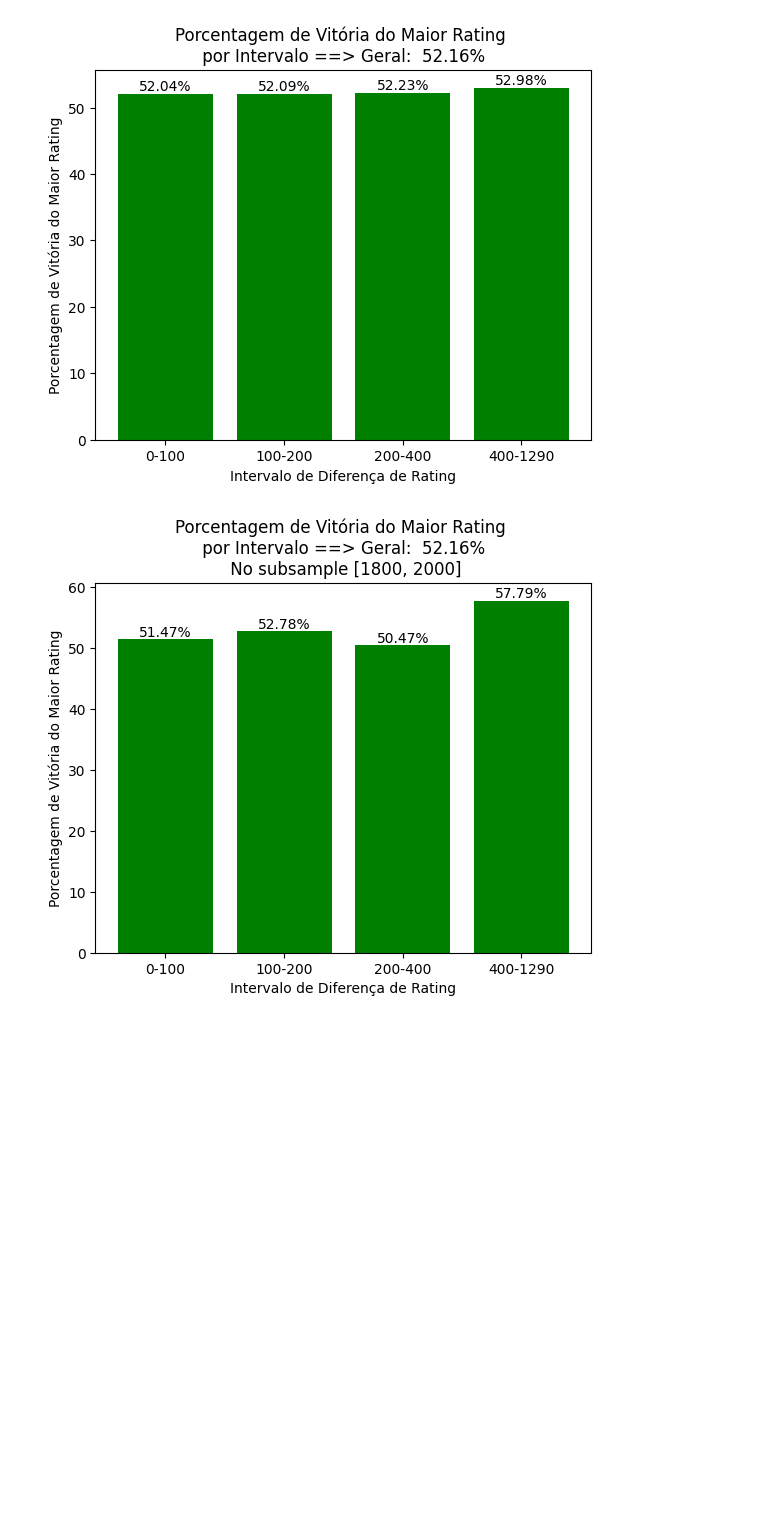
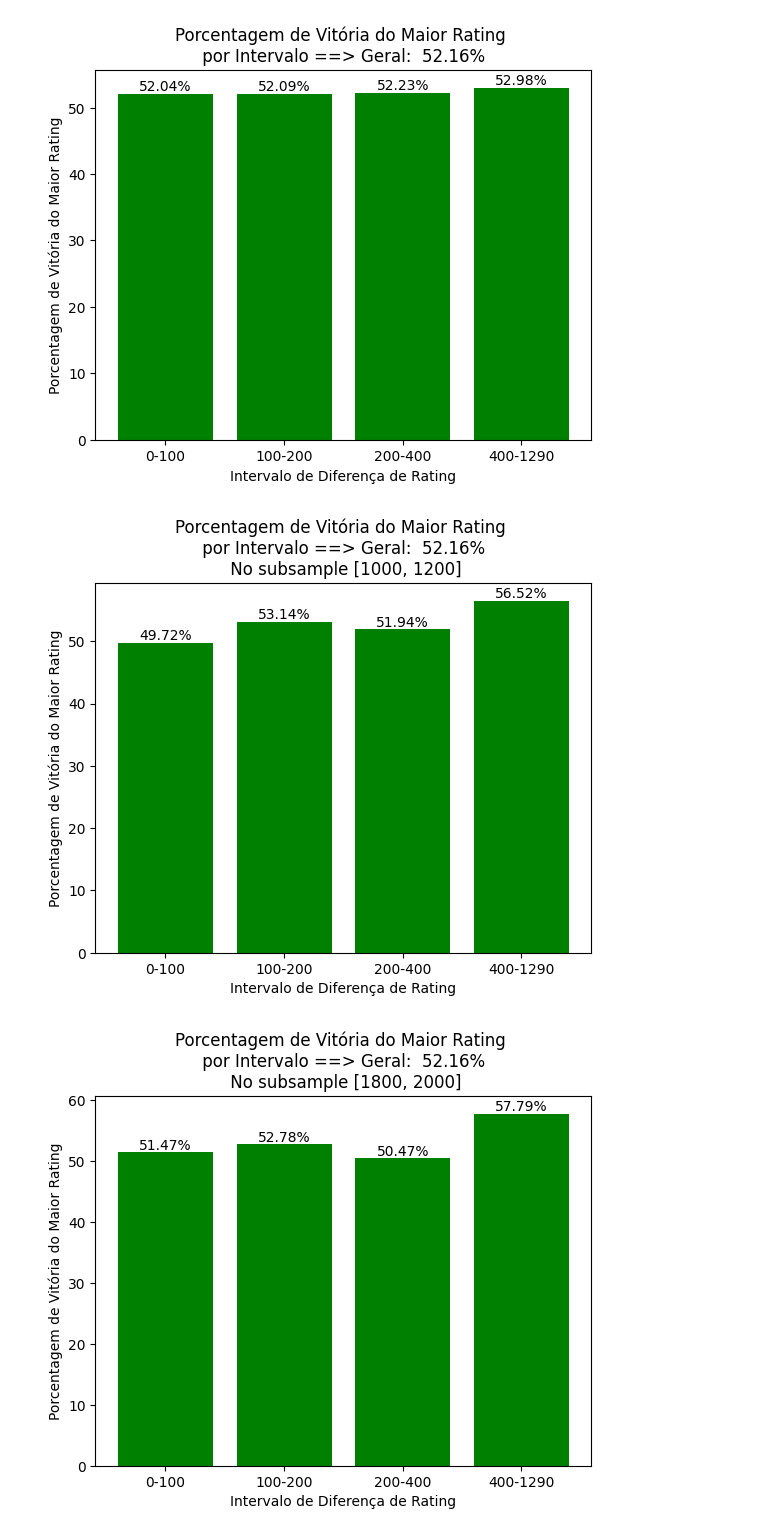
Before and after one commit to wevertonrs/chessrating, a Jupyter notebook: projeto_final.ipynb, the cells around one changed output. Saved outputs shown, nothing was run; the diff lists cells and outputs as text; code cells hidden in the pictures; blank space fills up the shorter version.

```diff
--- a/projeto_final.ipynb
+++ b/projeto_final.ipynb
@@ -243,6 +259,51 @@ for i, percentagem in enumerate(percentagens_won):
 plt.show()
 # %% [output]
 [figure]
+# %%
+# Intervalos arbitrários de diferença de rating
+intervalos = [(0, 100),
+              (100, 200),
+              (200, 400),
+              (400, ndf['rating_difference'].max())]
+
+major_won_total_percent = (
+    (ndf.filter(ndf['major_rating_has_won'] == True).height) /
+    (ndf.height) * 100)
+
+subsample = [1000, 1200]
+
+percentagens_won = []
+
+# Calcula as porcentagens de vitória do maior rating para cada intervalo
+for intervalo in intervalos:
+    min_diff, max_diff = intervalo
+
+    filtered_df = ndf.filter((ndf['rating_difference'] >= min_diff) &
+                             (ndf['rating_difference'] < max_diff) &
+                             (ndf['winner_rating_value'] >= subsample[0]) &
+                             (ndf['winner_rating_value'] <= subsample[1])
+                           )
+
+    count_major_rating_won = filtered_df.filter(filtered_df['major_rating_has_won'] == True).height
+
+    percent_major_rating_won = (count_major_rating_won / filtered_df.height) * 100
+    percentagens_won.append(percent_major_rating_won)
+
+# Rotulos das barras segundo os intevalos
+labels = [f'{min_diff}-{max_diff}' for min_diff, max_diff in intervalos]
+
+
+plt.bar(labels, percentagens_won, color='green')
+plt.xlabel('Intervalo de Diferença de Rating')
+plt.ylabel('Porcentagem de Vitória do Maior Rating')
+plt.title(f'Porcentagem de Vitória do Maior Rating \n por Intervalo ==> Geral: {major_won_total_percent: .2f}% \n No subsample [1000, 1200]')
+
+for i, percentagem in enumerate(percentagens_won):
+    plt.text(i, percentagem, f'{percentagem:.2f}%', ha='center', va='bottom')
+
+plt.show()
+# %% [output]
+[figure, added]
 # %%
 # Intervalos arbitrários de diferença de rating
 intervalos = [(0, 100),
```
Also changed, not shown: parts of 4 cells of this notebook.
